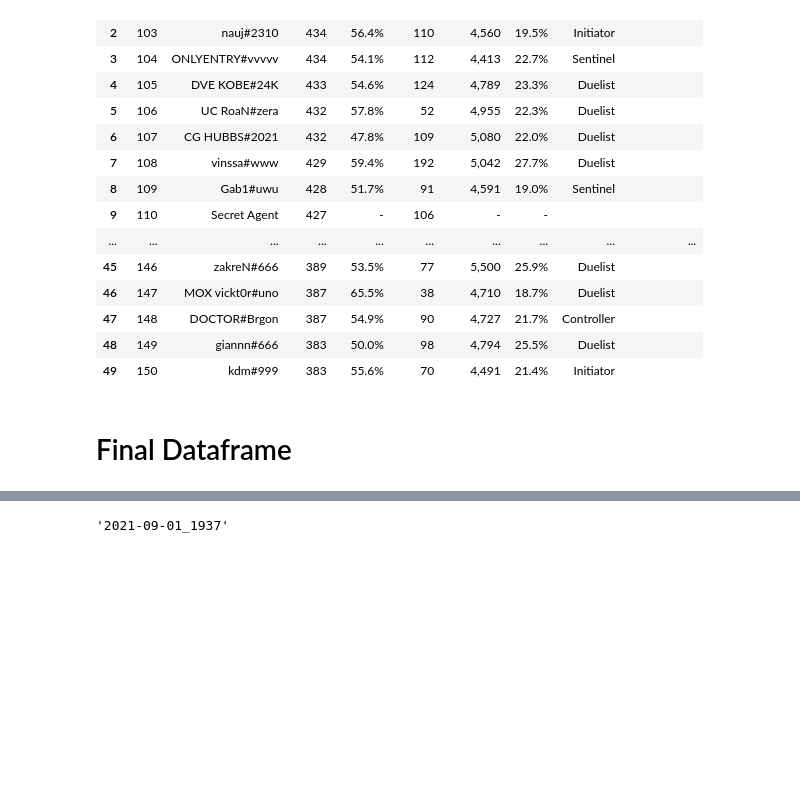
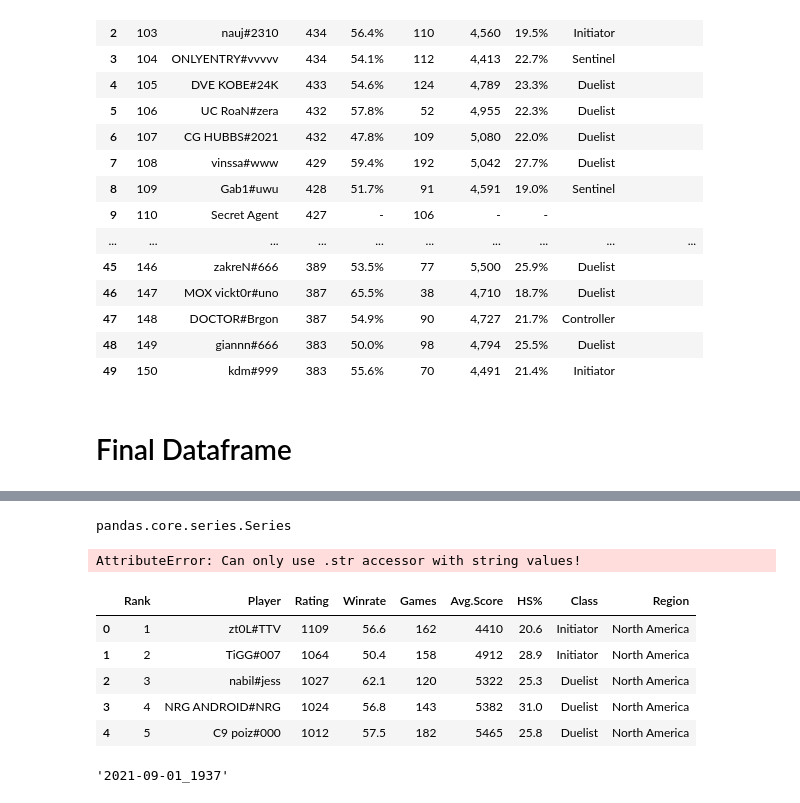
Before and after one commit to ericyeonpark/valorant-top500-analysis, a Jupyter notebook: notebooks/Valorant_WebScraping.ipynb, the cells around one changed output, grey strips where cells are left out. Saved outputs shown, nothing was run; the diff lists cells and outputs as text; code cells hidden in the pictures; blank space fills up the shorter version.

Commit message:
added starter code to update wrangle function. still need to figure out how to replace col names and convert from series to str to int

```diff
--- a/notebooks/Valorant_WebScraping.ipynb
+++ b/notebooks/Valorant_WebScraping.ipynb
@@ -766,3 +801,47 @@ df_final = pd.concat([df_NA,
+# %%
+type(df_final['HS%'])
+# %% [output]
+pandas.core.series.Series
+# %%
+def wrangle(dataframe):
+
+    # Create column names
+    col_names = ['Rank', 'Player', 'Rating', 'Winrate', 'Games',
+                'Average_Score', 'Head_Shot_Pct', 'Class', 'Region']
+
+    #import data into df
+    df = pd.DataFrame(data = dataframe, columns=col_names)
+
+    #remove spaces and symbols
+    df['Winrate'] = df['Winrate'].str.replace('%', '')
+    df['Head_Shot_Pct'] = df['Head_Shot_Pct'].str.replace('%', '')
+    df['Average_Score'] = df['Average_Score'].str.replace(',', '')
+
+    #convert numeric strings to floats
+    # df['Winrate'] = df['Winrate'].astype('float')
+    # df['HS%'] = df['HS%'].astype('float')
+    # df['Avg.Score'] = df['Avg.Score'].astype('float')
+    # df['Rank'] = df['Rank'].astype('int32')
+
+    # # drop high-cardinality feature
+    # df.drop(columns = ['Rank','Player'], inplace = True)
+
+    # drop region for model clarity
+
+    return df
+# %%
+df_wrangled = wrangle(df_final)
+# %% [output]
+AttributeError: Can only use .str accessor with string values!
+# %%
+df_wrangled.head()
+# %% [output]
+|  | Rank | Player | Rating | Winrate | Games | Avg.Score | HS% | Class | Region |
+| 0 | 1 | zt0L#TTV | 1109 | 56.6 | 162 | 4410 | 20.6 | Initiator | North America |
+| 1 | 2 | TiGG#007 | 1064 | 50.4 | 158 | 4912 | 28.9 | Initiator | North America |
+| 2 | 3 | nabil#jess | 1027 | 62.1 | 120 | 5322 | 25.3 | Duelist | North America |
+| 3 | 4 | NRG ANDROID#NRG | 1024 | 56.8 | 143 | 5382 | 31.0 | Duelist | North America |
+| 4 | 5 | C9 poiz#000 | 1012 | 57.5 | 182 | 5465 | 25.8 | Duelist | North America |
 # %%
 #Get current Datestamp
 datestamp = pd.Timestamp.now().strftime('%Y-%m-%d_%H%M')
```
Also changed, not shown: parts of 3 cells of this notebook.
